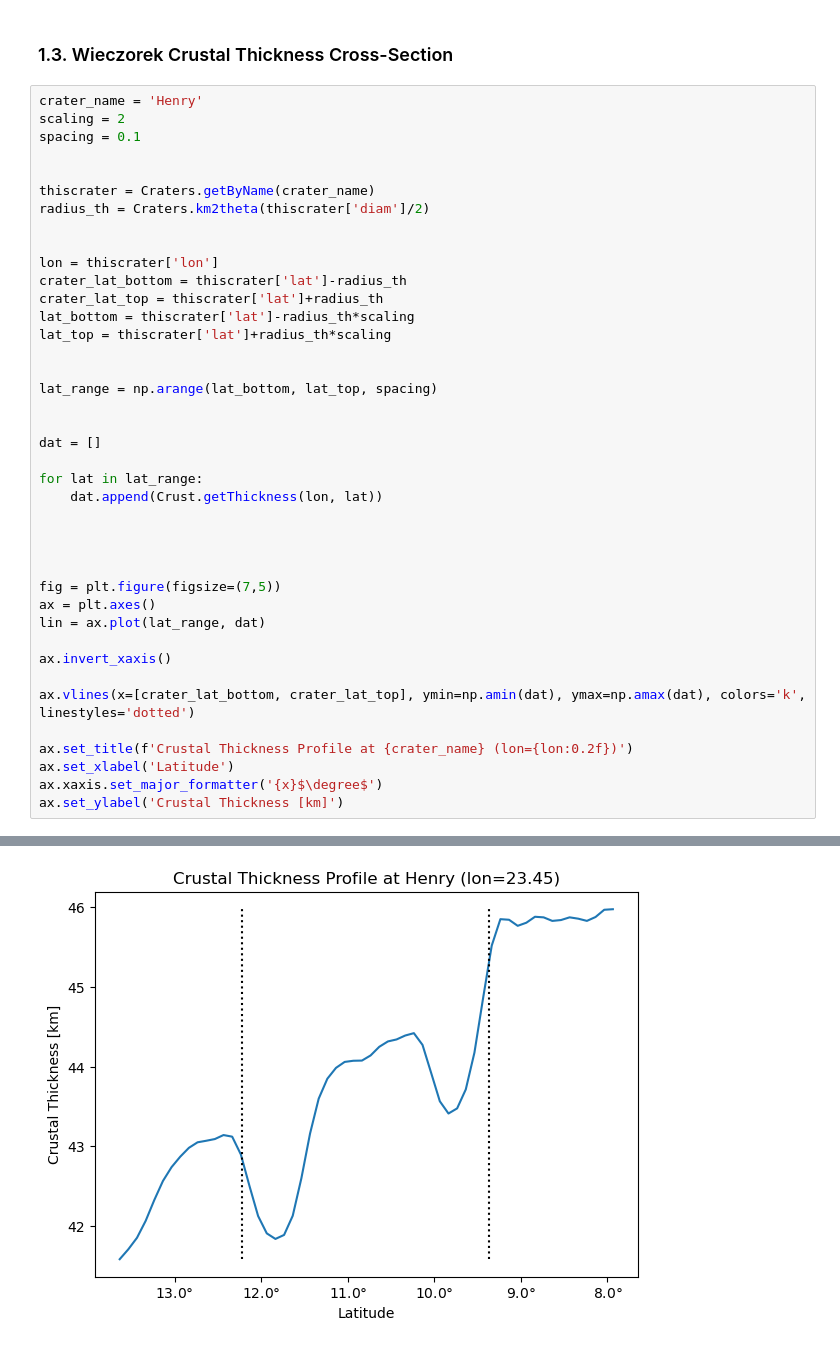
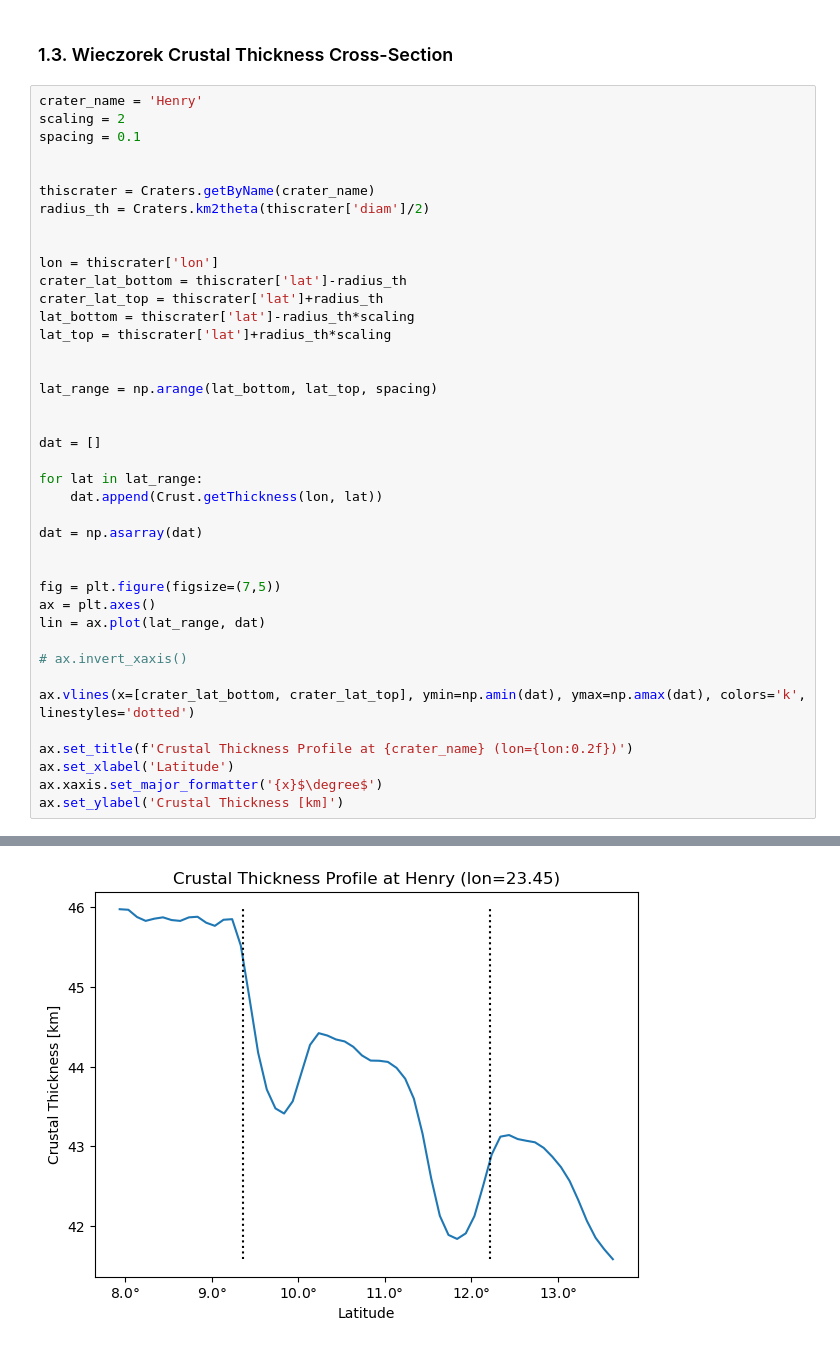
Before and after one commit to Humboldt-Penguin/Mars-Magnetics-Research, a Jupyter notebook: code/05_mag_src_map/src/main/henry_cr_thick.ipynb, the cells around one changed output, grey strips where cells are left out. Saved outputs shown, nothing was run; the diff lists cells and outputs as text.

```diff
--- a/code/05_mag_src_map/src/main/henry_cr_thick.ipynb
+++ b/code/05_mag_src_map/src/main/henry_cr_thick.ipynb
@@ -119,33 +119,33 @@ radius_th = Craters.km2theta(thiscrater['diam']/2)
 lon = thiscrater['lon']
 crater_lat_bottom = thiscrater['lat']-radius_th
 crater_lat_top = thiscrater['lat']+radius_th
 lat_bottom = thiscrater['lat']-radius_th*scaling
 lat_top = thiscrater['lat']+radius_th*scaling
 
 
 lat_range = np.arange(lat_bottom, lat_top, spacing)
 
 
 dat = []
 
 for lat in lat_range:
     dat.append(Crust.getThickness(lon, lat))
 
-
+dat = np.asarray(dat)
 
 
 fig = plt.figure(figsize=(7,5))
 ax = plt.axes()
 lin = ax.plot(lat_range, dat)
 
-ax.invert_xaxis()
+# ax.invert_xaxis()
 
 ax.vlines(x=[crater_lat_bottom, crater_lat_top], ymin=np.amin(dat), ymax=np.amax(dat), colors='k', linestyles='dotted')
 
 ax.set_title(f'Crustal Thickness Profile at {crater_name} (lon={lon:0.2f})')
 ax.set_xlabel('Latitude')
 ax.xaxis.set_major_formatter('{x}$\degree$')
 ax.set_ylabel('Crustal Thickness [km]')
 # %% [output]
 Text(0, 0.5, 'Crustal Thickness [km]')
-[figure, old version]
+[figure, new version]
```
Also changed, not shown: parts of 1 cell of this notebook.
